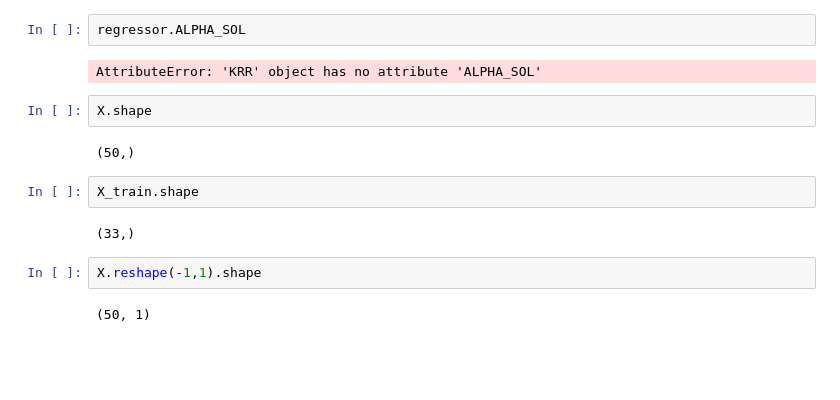
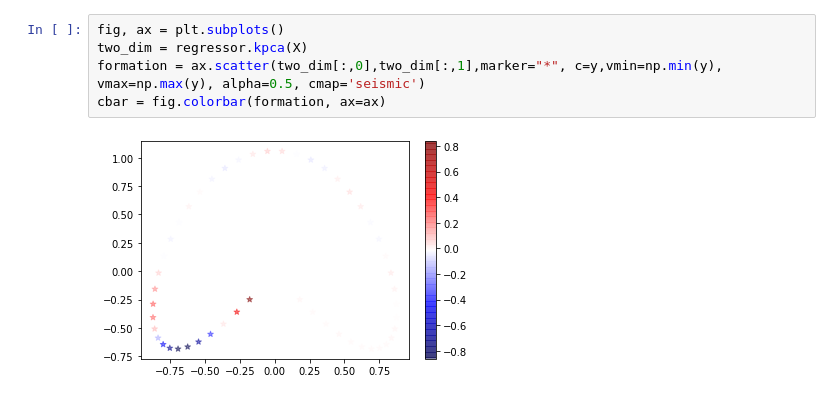
Before and after one commit to janweinreich/sklearn_reg, a Jupyter notebook: regression.ipynb, the cells around one changed output. Cells and saved outputs as stored; diff of their text form; blank space fills up the shorter version.

```diff
--- a/regression.ipynb
+++ b/regression.ipynb
@@ -122,16 +133,7 @@ ValueError: shapes (33,1) and (33,17) not aligned: 1 (dim 1) != 33 (dim 0)
-# %%
-regressor.ALPHA_SOL
-# %% [output]
-AttributeError: 'KRR' object has no attribute 'ALPHA_SOL'
-# %%
-X.shape
-# %% [output]
-(50,)
-# %%
-X_train.shape
-# %% [output]
-(33,)
-# %%
-X.reshape(-1,1).shape
-# %% [output]
-(50, 1)
+# %%
+fig, ax = plt.subplots()
+two_dim = regressor.kpca(X)
+formation = ax.scatter(two_dim[:,0],two_dim[:,1],marker="*", c=y,vmin=np.min(y), vmax=np.max(y), alpha=0.5, cmap='seismic')
+cbar = fig.colorbar(formation, ax=ax)
+# %% [output]
+[figure, added]
```
Also changed, not shown: parts of 7 cells of this notebook.
